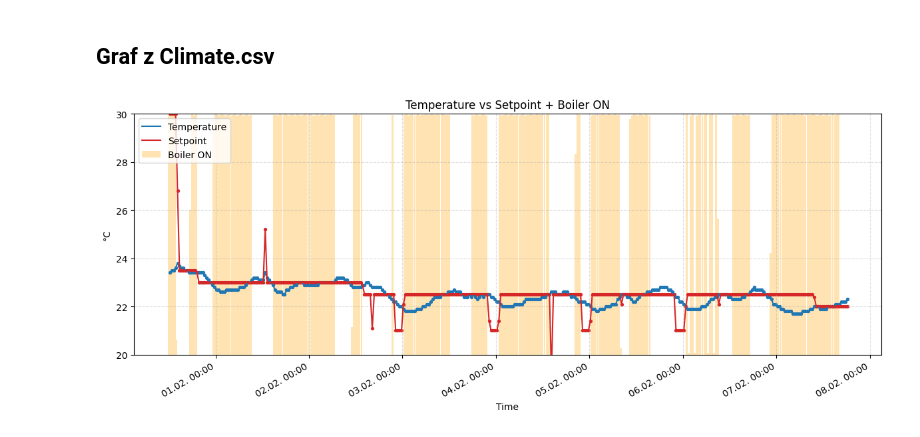
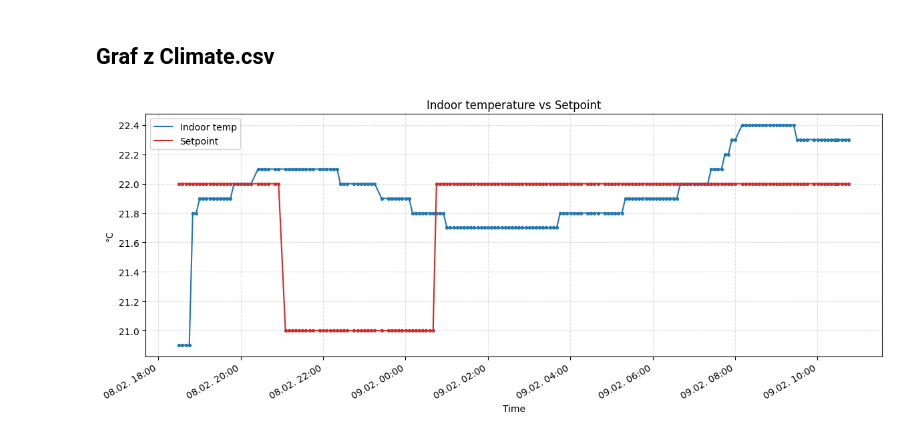
Before and after one commit to MarekCoderslab/Teploty_kotle, a Jupyter notebook: Teplota_kotle.ipynb, the cells around one changed output. Cells and saved outputs as stored; diff of their text form; code cells hidden in the pictures.

```diff
--- a/Teplota_kotle.ipynb
+++ b/Teplota_kotle.ipynb
@@ -375,92 +356,45 @@ df_climate[df_climate["setpoint"] < 22]
 # %%
 import pandas as pd
 import matplotlib.pyplot as plt
 import matplotlib.dates as mdates
 
-path = "/Users/Marek/Library/Mobile Documents/com~apple~CloudDocs/Documents/GitHub/Teploty_kotle/climate.csv"
+path = "/Users/Marek/Library/Mobile Documents/com~apple~CloudDocs/Documents/GitHub/Teploty_kotle/netatmo_climate.csv"
 
-# Přeskočíme prvních 6 řádků (metadata)
-df_climate = pd.read_csv(path, skiprows=6)
-
-# Odstraníme poslední prázdný sloupec
-df_climate = df_climate.iloc[:, :6]
-
-# Přejmenujeme sloupce
-df_climate.columns = [
-    "timestamp",
-    "time_str",
-    "temperature",
-    "setpoint",
-    "boiler_on",
-    "boiler_off"
-]
+# Načtení CSV
+df = pd.read_csv(path)
 
 # Převod timestamp → datetime
-df_climate["time_utc"] = pd.to_datetime(df_climate["timestamp"], unit="s")
-
-# Převod textového času → datetime
-df_climate["time_local"] = pd.to_datetime(df_climate["time_str"])
-
-# -----------------------------
-# FILTR OD 31.1. 12:00
-# -----------------------------
-start = pd.to_datetime("2026-01-31 12:00")
-df_range = df_climate[df_climate["time_local"] >= start].copy()
-
-# -----------------------------
-# PŮLHODINOVÉ AGREGACE
-# -----------------------------
-df_range["half_hour"] = df_range["time_local"].dt.floor("30min")
-
-# boiler_on je v sekundách za 10 minut → max 600
-# půlhodina = 3 intervaly → max 1800
-# chceme max 30 → 1800 / 30 = 60
-df_bars = (
-    df_range.groupby("half_hour")["boiler_on"]
-    .sum()
-    .reset_index()
-)
-
-df_bars["intensity"] = df_bars["boiler_on"] / 60.0
+df["time"] = pd.to_datetime(df["timestamp"], unit="s")
 
 # -----------------------------
 # GRAF
 # -----------------------------
 fig, ax = plt.subplots(figsize=(12, 5))
 
-# Bar graf (intenzita topení)
-ax.bar(
-    df_bars["half_hour"],
-    df_bars["intensity"],
-    width=0.02,
-    color="orange",
-    alpha=0.3,
-    label="Boiler ON"
-)
+# Indoor teplota
+ax.plot(df["time"], df["temp_indoor"],
+        label="Indoor temp", color="tab:blue", linewidth=1.5)
 
-# Čáry
-ax.plot(df_range["time_local"], df_range["temperature"],
-        label="Temperature", color="tab:blue", linewidth=1.5)
-
-ax.plot(df_range["time_local"], df_range["setpoint"],
+# Setpoint
+ax.plot(df["time"], df["setpoint"],
         label="Setpoint", color="tab:red", linewidth=1.5)
 
-# Malé body
-ax.scatter(df_range["time_local"], df_range["temperature"], s=8, color="tab:blue")
-ax.scatter(df_range["time_local"], df_range["setpoint"], s=8, color="tab:red")
+# Body (volitelné)
+ax.scatter(df["time"], df["temp_indoor"], s=8, color="tab:blue")
+ax.scatter(df["time"], df["setpoint"], s=8, color="tab:red")
 
 # Popisky
-ax.set_title("Temperature vs Setpoint + Boiler ON")
+ax.set_title("Indoor temperature vs Setpoint")
 ax.set_xlabel("Time")
 ax.set_ylabel("°C")
-ax.set_ylim(20, 30)
 ax.grid(True, linestyle="--", alpha=0.4)
 ax.legend()
 
+# Formát osy X
 ax.xaxis.set_major_formatter(mdates.DateFormatter('%d.%m. %H:%M'))
 fig.autofmt_xdate()
 
 plt.tight_layout()
 plt.show()
 # %% [output]
-[figure, old version]
+[figure, new version]
```
Also changed, not shown: parts of 9 cells of this notebook, 4 other files.
